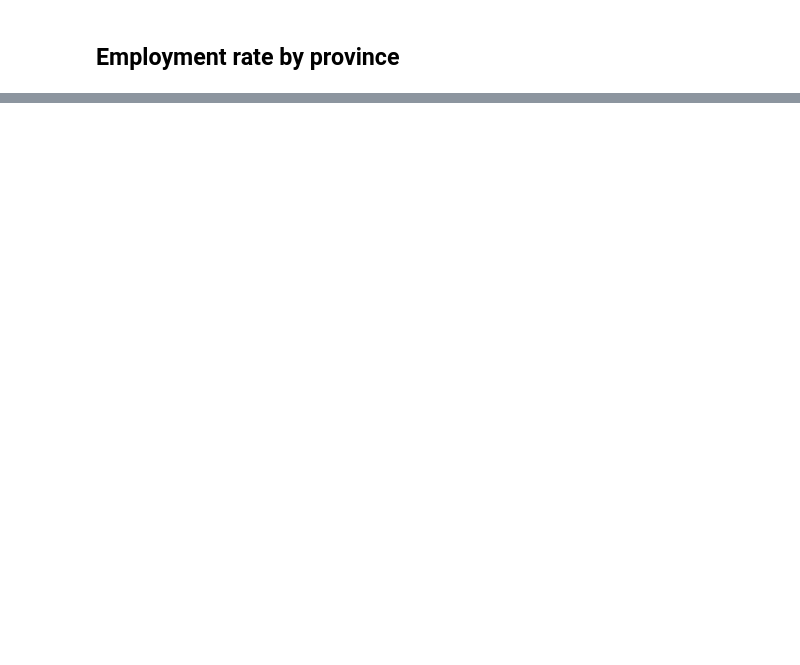
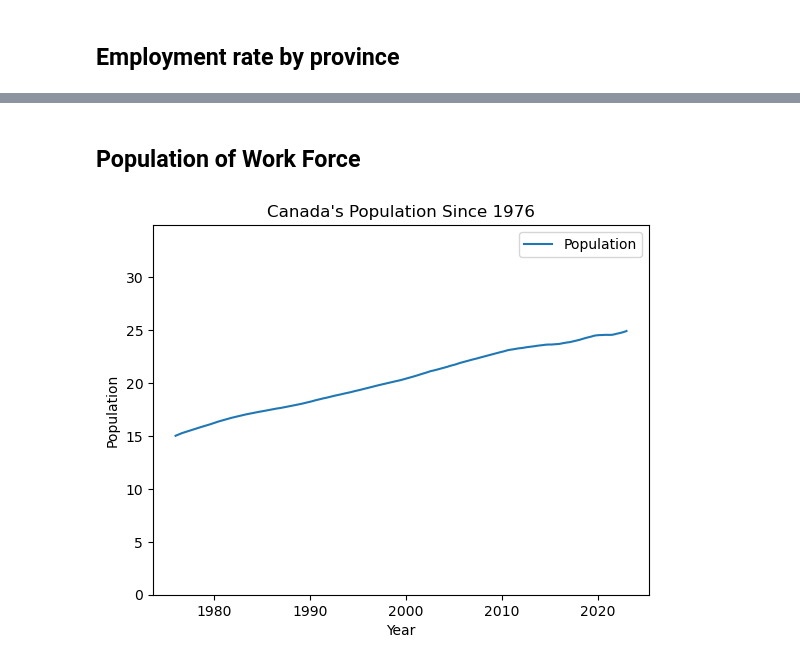
Before and after one commit to rehan-nasir/canada_labour_force_analysis, a Jupyter notebook: labor_market_analysis.ipynb, the cells around one changed output, grey strips where cells are left out. Cells and saved outputs as stored; diff of their text form; code cells hidden in the pictures; blank space fills up the shorter version.

```diff
--- a/labor_market_analysis.ipynb
+++ b/labor_market_analysis.ipynb
@@ -305,0 +261,13 @@ See the caveats in the documentation: https://pandas.pydata.org/pandas-docs/stab
+# %% [markdown]
+## Population of Work Force
+# %%
+
+pop_in_mil = canada['Population']/1000000
+sns.lineplot(x='REF_DATE', y=pop_in_mil, data=canada, label='Population')
+plt.title("Canada's Population Since 1976")
+plt.ylim(0, pop_in_mil.max() + 10)
+plt.ylabel("Population")
+plt.xlabel("Year")
+plt.show()
+# %% [output]
+[figure, added]
```
Also changed, not shown: parts of 10 cells of this notebook.
